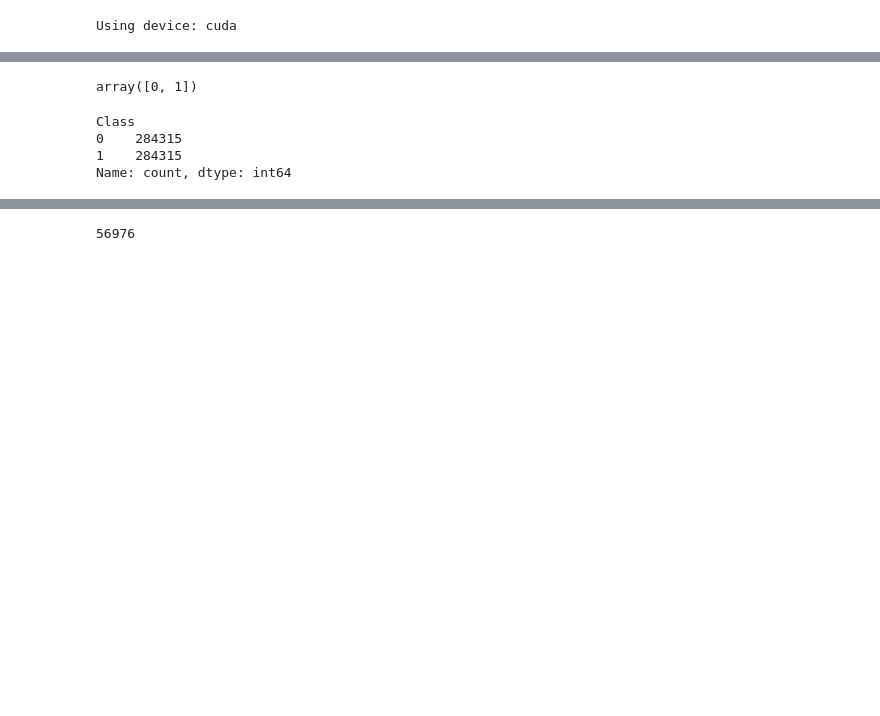
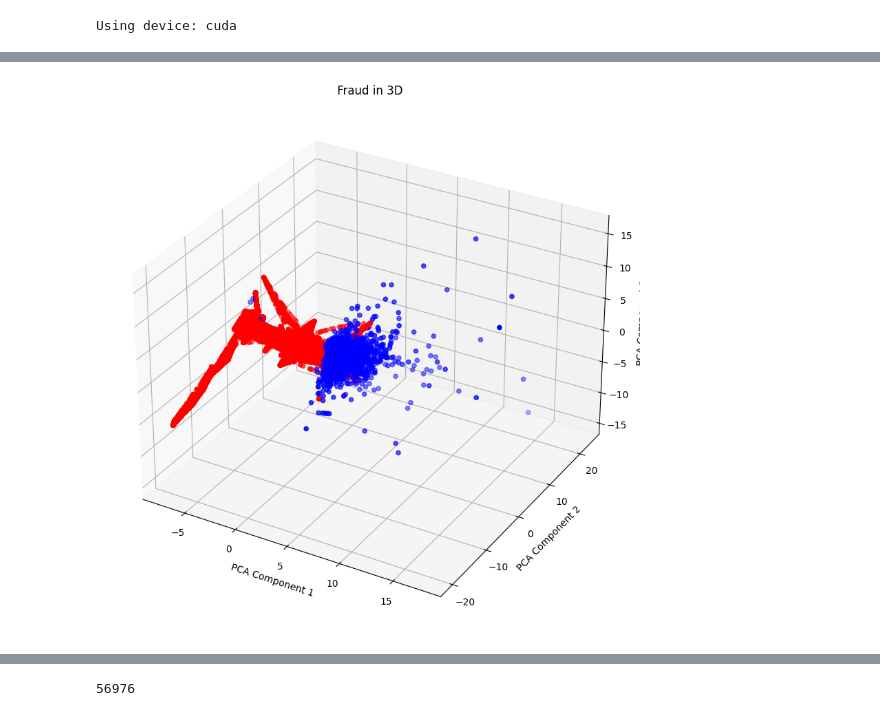
Before and after one commit to Hernan3scobar/Autoencoders, a Jupyter notebook: AutoEncoder-1.ipynb, the cells around one changed output, grey strips where cells are left out. Drawn from its saved outputs; the diff is of its cells as text; code cells hidden in the pictures; blank space fills up the shorter version.

```diff
--- a/AutoEncoder-1.ipynb
+++ b/AutoEncoder-1.ipynb
@@ -51,12 +68 @@ df = pl.read_csv(main_path)
-# %%
-df["Class"].unique()
-# %% [output]
-array([0, 1])
-# %%
-df["Class"].value_counts()
-# %% [output]
-Class
-0    284315
-1    284315
-Name: count, dtype: int64
 # %%
@@ -74,0 +105,25 @@ X_test_tensor = torch.FloatTensor(X_test).to(device)
+# %%
+#
+pca = PCA(n_components=3)
+X_test_reduced = pca.fit_transform(X_test)
+
+# colores para los puntos, 'r' para anomalías y 'b' para normales
+colors = ['r' if x == 1 else 'b' for x in y_test]
+
+#
+fig = plt.figure(figsize=(12, 10))
+ax = fig.add_subplot(111, projection='3d')
+
+# 3D
+scatter = ax.scatter(X_test_reduced[:, 0], X_test_reduced[:, 1], X_test_reduced[:, 2],
+                     c=colors, marker='o')
+
+ax.set_xlabel('PCA Component 1')
+ax.set_ylabel('PCA Component 2')
+ax.set_zlabel('PCA Component 3')
+plt.title(' Fraud in 3D')
+
+# Mostrar la gráfica
+plt.show()
+# %% [output]
+[figure, added]
```
Also changed, not shown: parts of 20 cells of this notebook.
